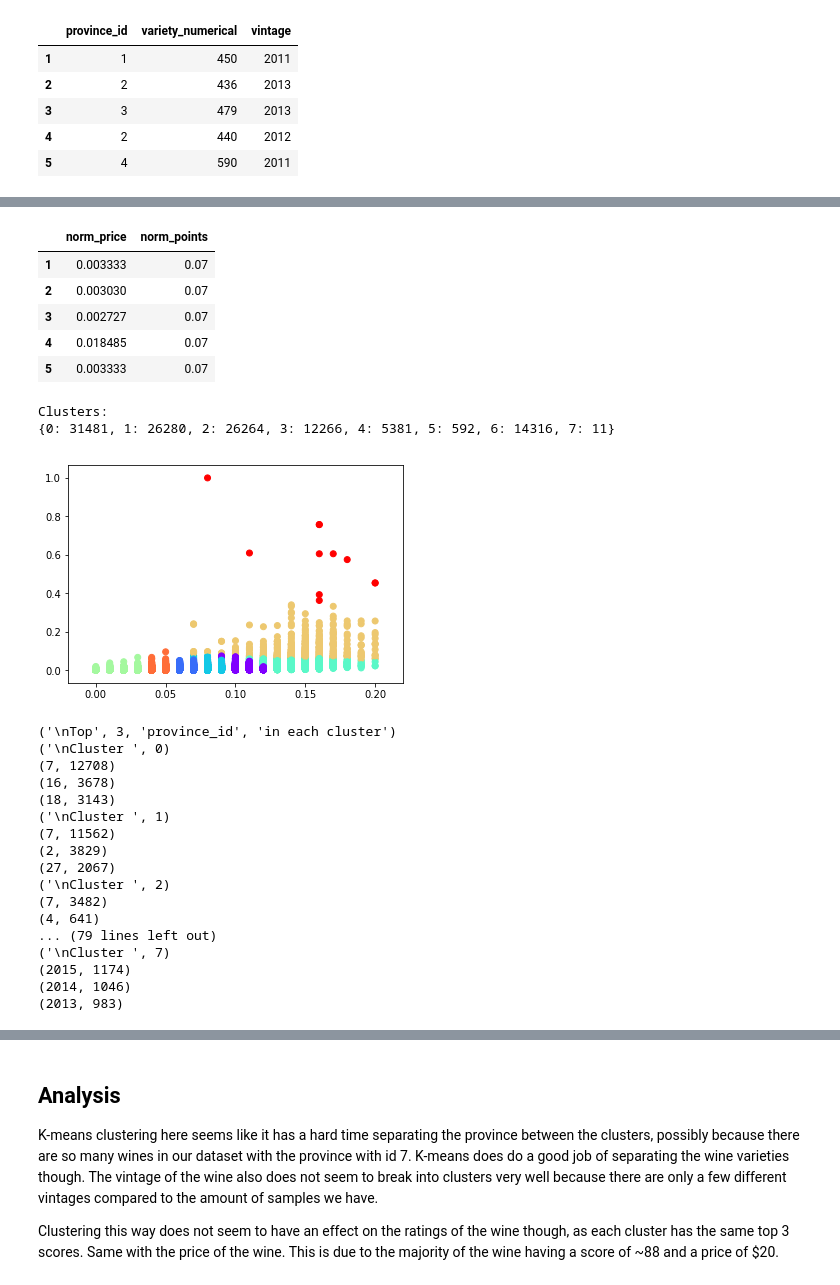
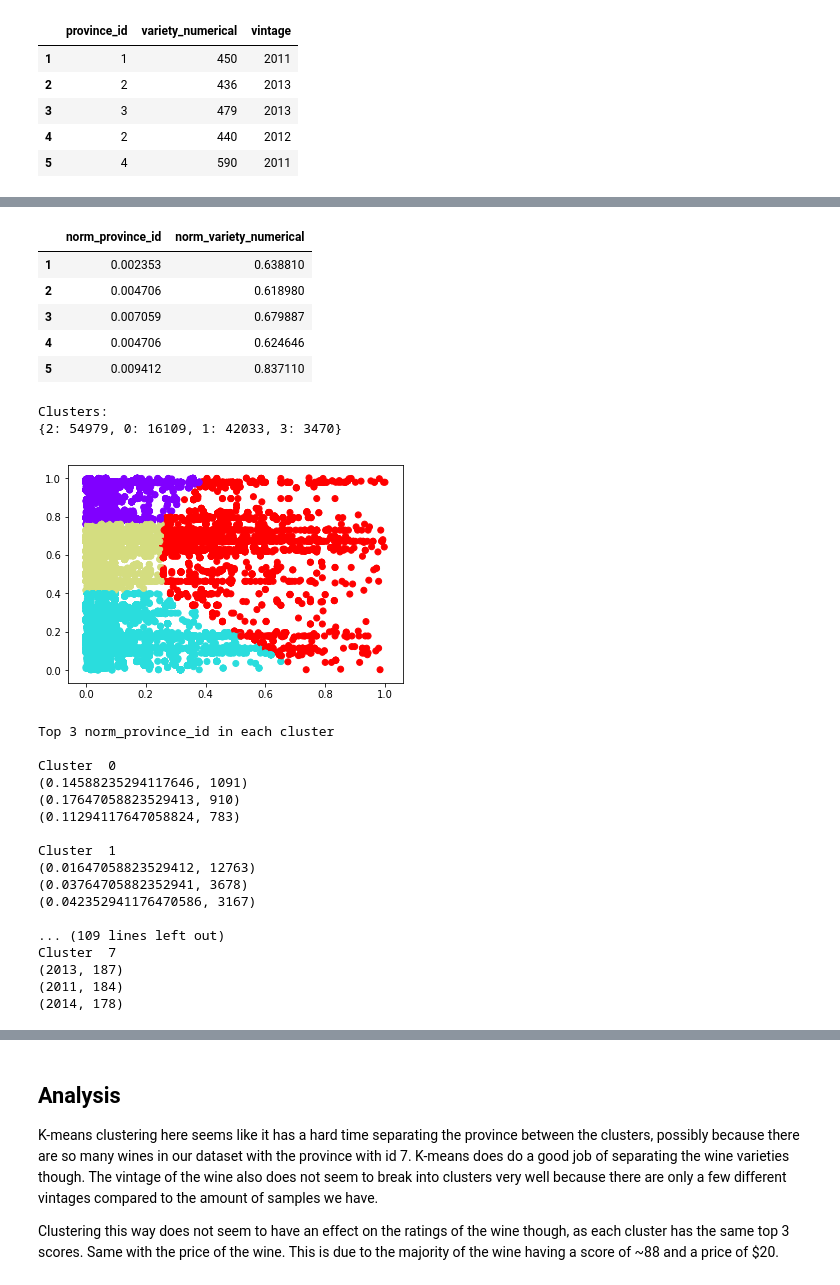
Before and after one commit to jems2019/CMPE257, a Jupyter notebook: K_Means_clustering/normalized_kmeans_price_points.ipynb, the cells around one changed output, grey strips where cells are left out. Drawn from its saved outputs; the diff is of its cells as text; code cells hidden in the pictures.

Commit message:
normalized province and variety. updated graphs

```diff
--- a/K_Means_clustering/normalized_kmeans_price_points.ipynb
+++ b/K_Means_clustering/normalized_kmeans_price_points.ipynb
@@ -101,6 +102,12 @@ def get_top_x_per_cluster(x, col, data, clusters, n):
             if(y < len(sorted_list)):
                 print(sorted_list[y])
     return
+# %%
+# Normalizing province id between 1 and 0
+data['norm_province_id'] = abs((data.province_id - data.province_id.min()) / (data.province_id.max()))
+# %%
+# Normalizing variety (numerical) between 1 and 0
+data['norm_variety_numerical'] = abs((data.variety_numerical - data.variety_numerical.min()) / (data.variety_numerical.max()))
 # %%
 # Determine k using elbow method
 
@@ -131,17 +154,17 @@ data['norm_price'] = abs((data.price - data.price.min()) / (data.price.max()))
 # %%
 # Gathering normalized data to prepare for clustering
-clustering_norm_data = data.loc[:,['norm_price','norm_points']]
+clustering_norm_data = data.loc[:,['norm_province_id','norm_variety_numerical']]
 clustering_norm_data.head()
 # %% [output]
-|  | norm_price | norm_points |
-| 1 | 0.003333 | 0.07 |
-| 2 | 0.003030 | 0.07 |
-| 3 | 0.002727 | 0.07 |
-| 4 | 0.018485 | 0.07 |
-| 5 | 0.003333 | 0.07 |
+|  | norm_province_id | norm_variety_numerical |
+| 1 | 0.002353 | 0.638810 |
+| 2 | 0.004706 | 0.618980 |
+| 3 | 0.007059 | 0.679887 |
+| 4 | 0.004706 | 0.624646 |
+| 5 | 0.009412 | 0.837110 |
 # %%
 # generating the K-Means clusters
-n = 8
+n = 4
 
 cluster = KMeans(n_clusters = n, random_state = 0).fit(clustering_norm_data)
 
@@ -151,37 +174,37 @@ label_count(labels)
 #data.loc[:,['province_id','variety_numerical','vintage']]
 # %% [output]
 Clusters:
-{0: 31481, 1: 26280, 2: 26264, 3: 12266, 4: 5381, 5: 592, 6: 14316, 7: 11}
+{2: 54979, 0: 16109, 1: 42033, 3: 3470}
 # %%
 # Scatter plot of the normalized k-means clustering of points and price
-plt.scatter(data.loc[:,'norm_points'], data.loc[:,'norm_price'], c=labels, cmap='rainbow')
+plt.scatter(data.loc[:,'norm_province_id'], data.loc[:,'norm_variety_numerical'], c=labels, cmap='rainbow')
 plt.show()
 # %% [output]
-[figure, old version]
+[figure, new version]
 # %%
 # Get top 3 province ids from each cluster formed
-get_top_x_per_cluster(3, 'province_id', data, labels, n)
+get_top_x_per_cluster(3, 'norm_province_id', data, labels, n)
 
 # Get top 3 varieties from each cluster formed
-get_top_x_per_cluster(3, 'variety_numerical', data, labels, n)
+get_top_x_per_cluster(3, 'norm_variety_numerical', data, labels, n)
 
 # Get top 3 vintage from each cluster formed
 get_top_x_per_cluster(3, 'vintage', data, labels, n)
 # %% [output]
-('\nTop', 3, 'province_id', 'in each cluster')
-('\nCluster ', 0)
-(7, 12708)
-(16, 3678)
-(18, 3143)
-('\nCluster ', 1)
-(7, 11562)
-(2, 3829)
-(27, 2067)
-('\nCluster ', 2)
-(7, 3482)
-(4, 641)
-... (79 lines left out)
-('\nCluster ', 7)
-(2015, 1174)
-(2014, 1046)
-(2013, 983)
+Top 3 norm_province_id in each cluster
+
+Cluster  0
+(0.14588235294117646, 1091)
+(0.17647058823529413, 910)
+(0.11294117647058824, 783)
+
+Cluster  1
+(0.01647058823529412, 12763)
+(0.03764705882352941, 3678)
+(0.042352941176470586, 3167)
+
+... (109 lines left out)
+Cluster  7
+(2013, 187)
+(2011, 184)
+(2014, 178)
```
Also changed, not shown: parts of 15 cells of this notebook.
